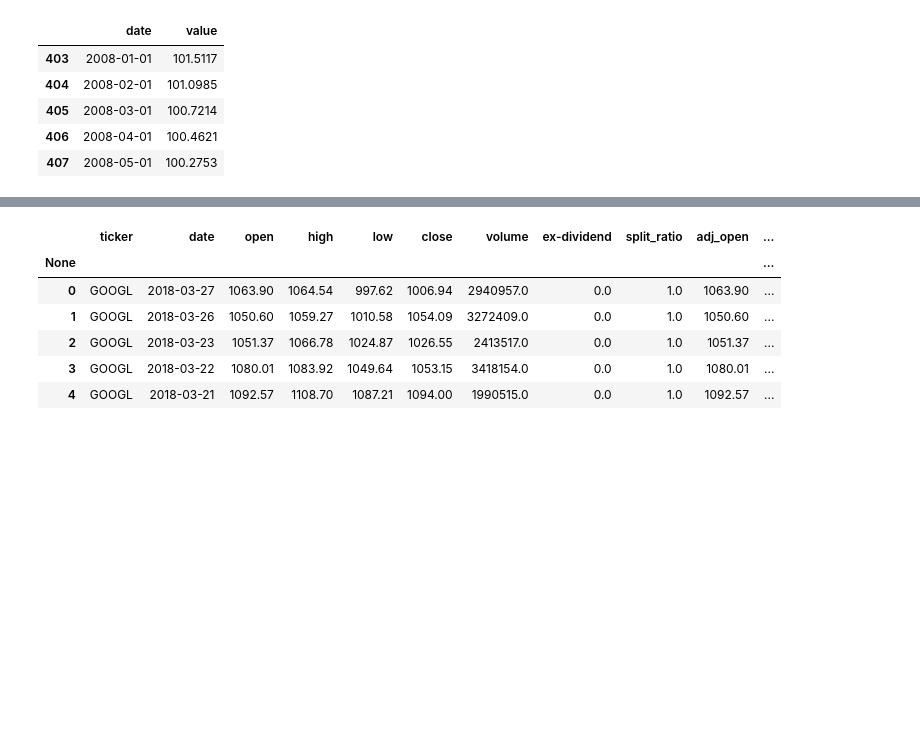
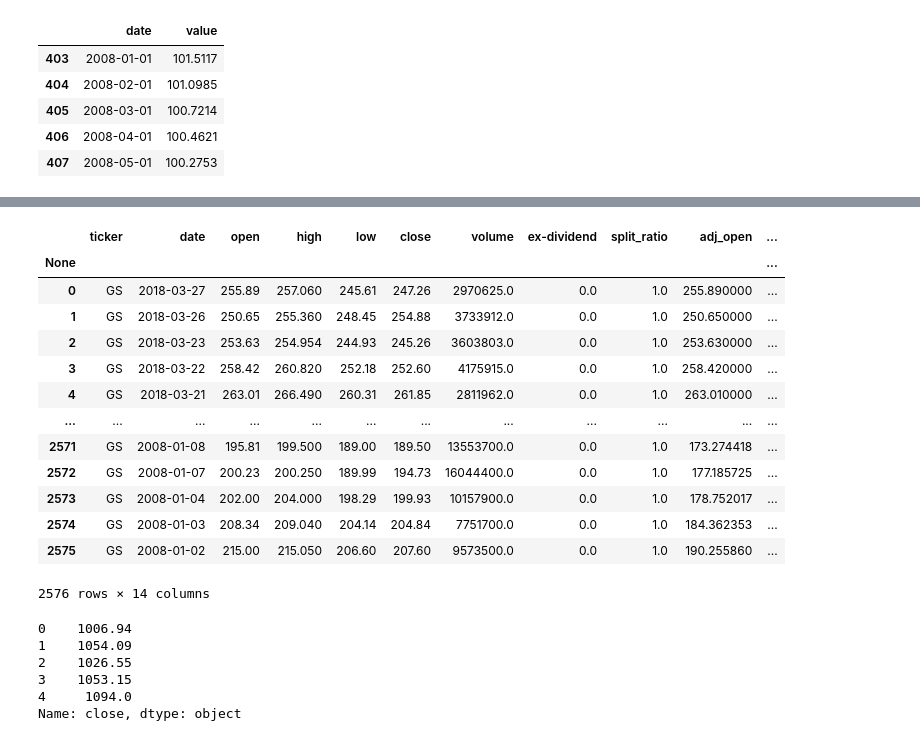
Before and after one commit to allychau/stockmarket, a Jupyter notebook: justin_data_cleaning.ipynb, the cells around one changed output, grey strips where cells are left out. Cells and saved outputs as stored; diff of their text form; code cells hidden in the pictures; blank space fills up the shorter version.

```diff
--- a/justin_data_cleaning.ipynb
+++ b/justin_data_cleaning.ipynb
@@ -238,15 +248,23 @@ stock_data.nunique()
 # %%
-
+#import API key
+from config import api
+quandl.ApiConfig.api_key = api
 #data = quandl.get_table('WIKI/PRICES', qopts = { 'columns': ['date','ticker','open','high','low','close','volume'] }, ticker = ['AAPL', 'GOOGL','AMZN'], date = { 'gte': '2010-01-01', 'lte': '2020-11-12' })
 #df = quandl.get_table('WIKI/PRICES', ticker = ['AAPL', 'GOOGL','AMZN'], date = { 'gte': '2010-01-01', 'lte': '2020-11-12' })
-stock_data = quandl.get_table('WIKI/PRICES', ticker = ['GOOGL'], date = { 'gte': '2008-01-01', 'lte': '2018-12-30' })
+test_1 = quandl.get_table('WIKI/PRICES', ticker = ["GS"], date = { 'gte': '2008-01-01', 'lte': '2018-12-30' })
+test_1
+# %% [output]
+|  | ticker | date | open | high | low | close | volume | ex-dividend | split_ratio | adj_open | ... |
+| None |  |  |  |  |  |  |  |  |  |  | ... |
+| 0 | GS | 2018-03-27 | 255.89 | 257.060 | 245.61 | 247.26 | 2970625.0 | 0.0 | 1.0 | 255.890000 | ... |
+| 1 | GS | 2018-03-26 | 250.65 | 255.360 | 248.45 | 254.88 | 3733912.0 | 0.0 | 1.0 | 250.650000 | ... |
+| 2 | GS | 2018-03-23 | 253.63 | 254.954 | 244.93 | 245.26 | 3603803.0 | 0.0 | 1.0 | 253.630000 | ... |
+| 3 | GS | 2018-03-22 | 258.42 | 260.820 | 252.18 | 252.60 | 4175915.0 | 0.0 | 1.0 | 258.420000 | ... |
+| 4 | GS | 2018-03-21 | 263.01 | 266.490 | 260.31 | 261.85 | 2811962.0 | 0.0 | 1.0 | 263.010000 | ... |
+| ... | ... | ... | ... | ... | ... | ... | ... | ... | ... | ... | ... |
+| 2571 | GS | 2008-01-08 | 195.81 | 199.500 | 189.00 | 189.50 | 13553700.0 | 0.0 | 1.0 | 173.274418 | ... |
+| 2572 | GS | 2008-01-07 | 200.23 | 200.250 | 189.99 | 194.73 | 16044400.0 | 0.0 | 1.0 | 177.185725 | ... |
+| 2573 | GS | 2008-01-04 | 202.00 | 204.000 | 198.29 | 199.93 | 10157900.0 | 0.0 | 1.0 | 178.752017 | ... |
+| 2574 | GS | 2008-01-03 | 208.34 | 209.040 | 204.14 | 204.84 | 7751700.0 | 0.0 | 1.0 | 184.362353 | ... |
+| 2575 | GS | 2008-01-02 | 215.00 | 215.050 | 206.60 | 207.60 | 9573500.0 | 0.0 | 1.0 | 190.255860 | ... |
+2576 rows × 14 columns
-# %%
-stock_data.head()
-# %% [output]
-|  | ticker | date | open | high | low | close | volume | ex-dividend | split_ratio | adj_open | ... |
-| None |  |  |  |  |  |  |  |  |  |  | ... |
-| 0 | GOOGL | 2018-03-27 | 1063.90 | 1064.54 | 997.62 | 1006.94 | 2940957.0 | 0.0 | 1.0 | 1063.90 | ... |
-| 1 | GOOGL | 2018-03-26 | 1050.60 | 1059.27 | 1010.58 | 1054.09 | 3272409.0 | 0.0 | 1.0 | 1050.60 | ... |
-| 2 | GOOGL | 2018-03-23 | 1051.37 | 1066.78 | 1024.87 | 1026.55 | 2413517.0 | 0.0 | 1.0 | 1051.37 | ... |
-| 3 | GOOGL | 2018-03-22 | 1080.01 | 1083.92 | 1049.64 | 1053.15 | 3418154.0 | 0.0 | 1.0 | 1080.01 | ... |
-| 4 | GOOGL | 2018-03-21 | 1092.57 | 1108.70 | 1087.21 | 1094.00 | 1990515.0 | 0.0 | 1.0 | 1092.57 | ... |
@@ -252,0 +279,11 @@ stock_data.head()
+# %%
+#set target input and output
+y = combine["close"].astype(str)
+y.head()
+# %% [output]
+0    1006.94
+1    1054.09
+2    1026.55
+3    1053.15
+4     1094.0
+Name: close, dtype: object
```
Also changed, not shown: parts of 24 cells of this notebook.
